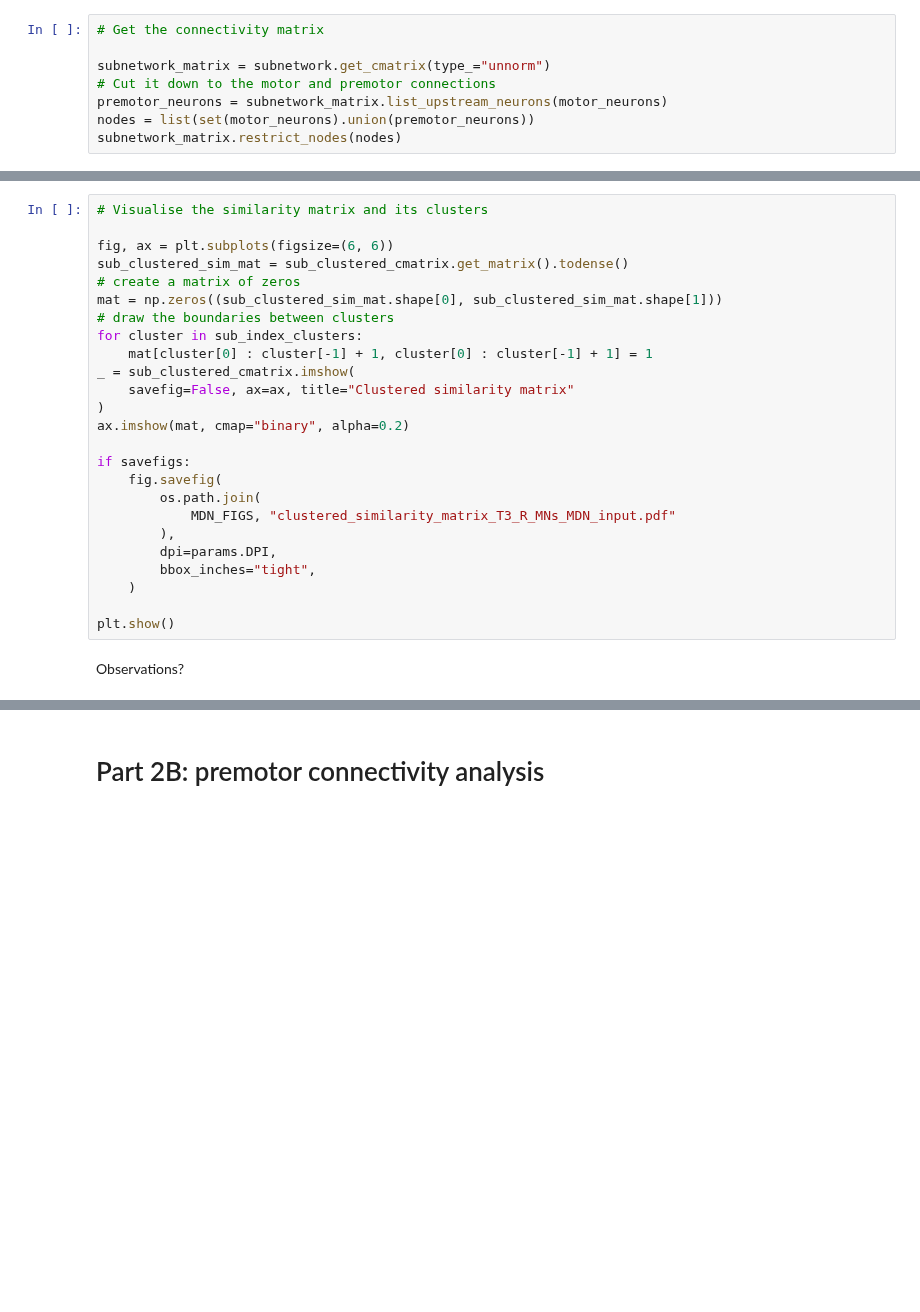
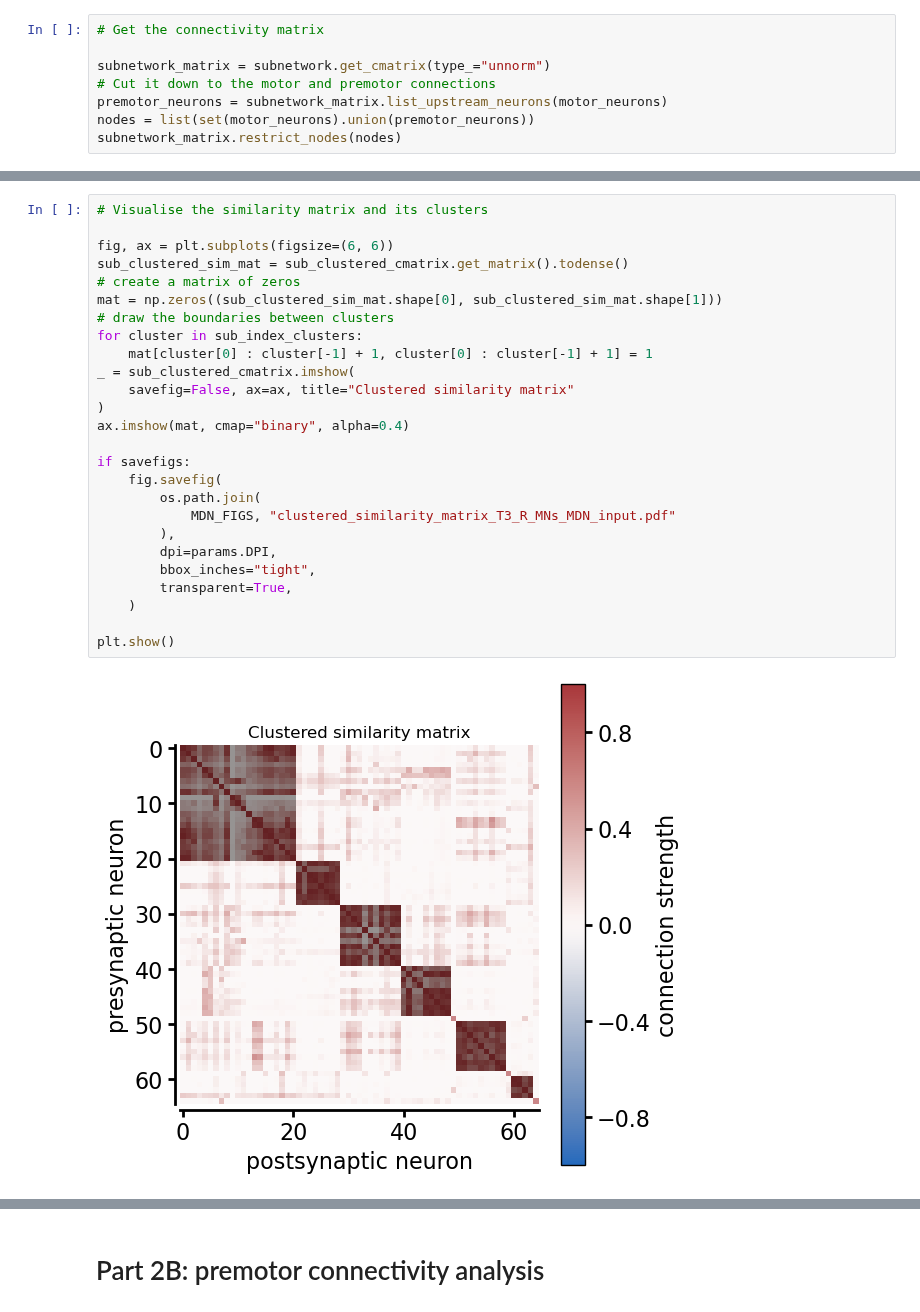
Before and after one commit to NeLy-EPFL/vnc_networks, a Jupyter notebook: scripts/generate_plots/muscle_synergies.ipynb, the cells around one changed output, grey strips where cells are left out. Drawn from its saved outputs; the diff is of its cells as text; blank space fills up the shorter version.

```diff
--- a/scripts/generate_plots/muscle_synergies.ipynb
+++ b/scripts/generate_plots/muscle_synergies.ipynb
@@ -186,30 +301,31 @@ subnetwork_matrix.restrict_nodes(nodes)
 # %%
 # Visualise the similarity matrix and its clusters
 
 fig, ax = plt.subplots(figsize=(6, 6))
 sub_clustered_sim_mat = sub_clustered_cmatrix.get_matrix().todense()
 # create a matrix of zeros
 mat = np.zeros((sub_clustered_sim_mat.shape[0], sub_clustered_sim_mat.shape[1]))
 # draw the boundaries between clusters
 for cluster in sub_index_clusters:
     mat[cluster[0] : cluster[-1] + 1, cluster[0] : cluster[-1] + 1] = 1
 _ = sub_clustered_cmatrix.imshow(
     savefig=False, ax=ax, title="Clustered similarity matrix"
 )
-ax.imshow(mat, cmap="binary", alpha=0.2)
+ax.imshow(mat, cmap="binary", alpha=0.4)
 
 if savefigs:
     fig.savefig(
         os.path.join(
             MDN_FIGS, "clustered_similarity_matrix_T3_R_MNs_MDN_input.pdf"
         ),
         dpi=params.DPI,
         bbox_inches="tight",
+        transparent=True,
     )
 
 plt.show()
+# %% [output]
+[figure, added]
-# %% [markdown]
-Observations?
 # %%
 # Save the clusters
 # create a df with a column for the cluster number, one for the neuron uid, one
```
Also changed, not shown: parts of 36 cells of this notebook, 3 other files.
